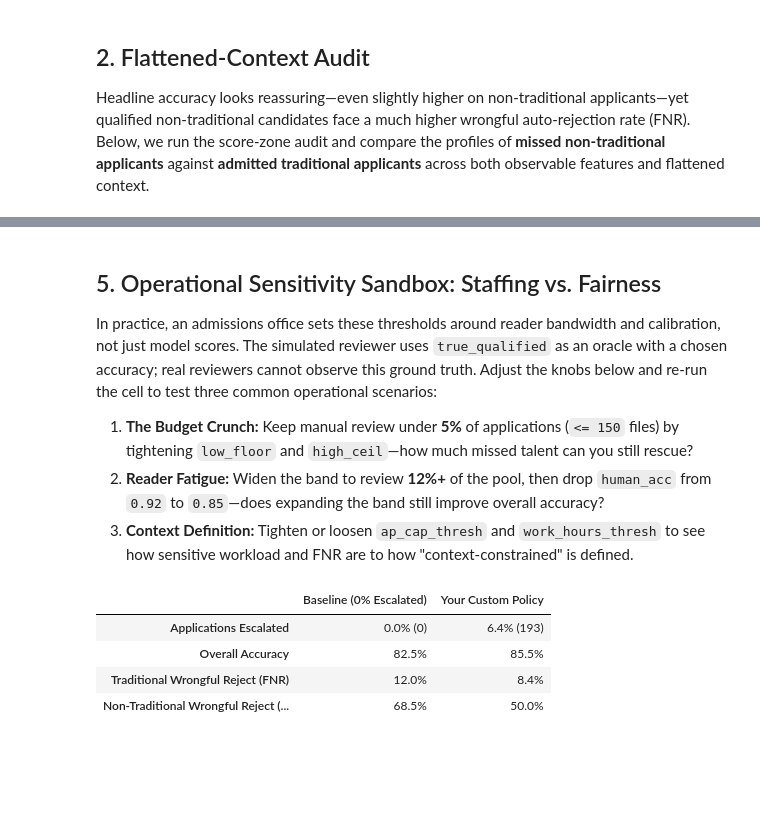
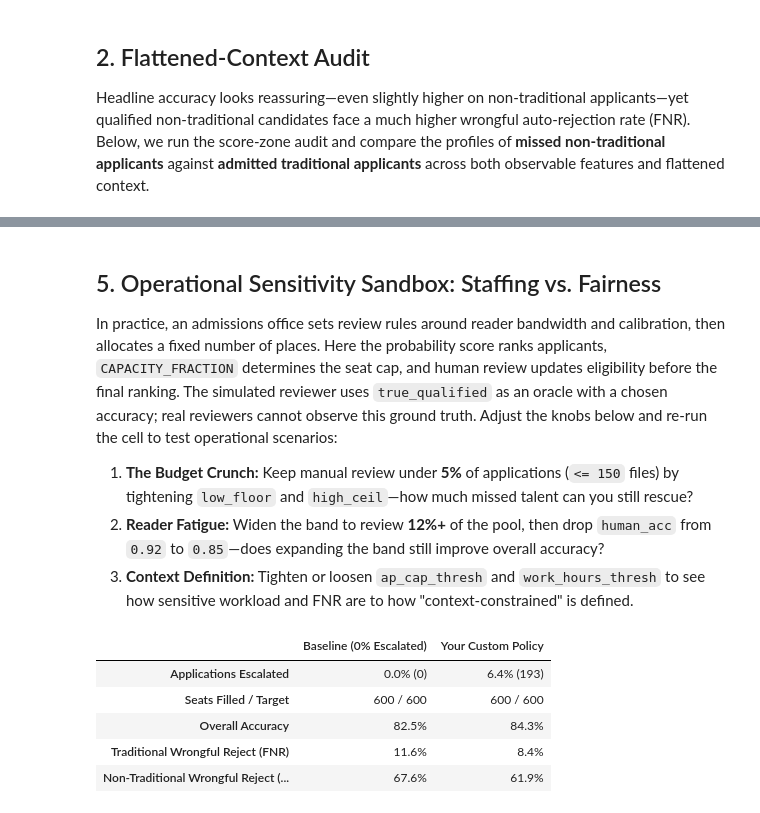
Before and after one commit to jasongoldfarb/admissions-validation-sandbox, a Jupyter notebook: walkthrough.ipynb, the cells around one changed output, grey strips where cells are left out. Cells and saved outputs as stored; diff of their text form; code cells hidden in the pictures; blank space fills up the shorter version.

```diff
--- a/walkthrough.ipynb
+++ b/walkthrough.ipynb
@@ -23,6 +23,7 @@ from IPython.display import Image, display
 from src import baseline_repro, audit_borderline, escalation_policy, make_charts
 
 OUTPUT_DIR = Path.cwd() / "outputs"
+CAPACITY_FRACTION = 0.20  # Configurable share of the holdout pool that may be admitted
 
 print(f"Working directory: {Path.cwd()}")
 # %% [output]
@@ -180,7 +199,7 @@ Saved charts to:
 # %% [markdown]
 ## 5. Operational Sensitivity Sandbox: Staffing vs. Fairness
 
-In practice, an admissions office sets these thresholds around reader bandwidth and calibration, not just model scores. The simulated reviewer uses `true_qualified` as an oracle with a chosen accuracy; real reviewers cannot observe this ground truth. Adjust the knobs below and re-run the cell to test three common operational scenarios:
+In practice, an admissions office sets review rules around reader bandwidth and calibration, then allocates a fixed number of places. Here the probability score ranks applicants, `CAPACITY_FRACTION` determines the seat cap, and human review updates eligibility before the final ranking. The simulated reviewer uses `true_qualified` as an oracle with a chosen accuracy; real reviewers cannot observe this ground truth. Adjust the knobs below and re-run the cell to test operational scenarios:
 
 1. **The Budget Crunch:** Keep manual review under **5%** of applications (`<= 150` files) by tightening `low_floor` and `high_ceil`—how much missed talent can you still rescue?
 2. **Reader Fatigue:** Widen the band to review **12%+** of the pool, then drop `human_acc` from `0.92` to `0.85`—does expanding the band still improve overall accuracy?
@@ -192,12 +211,14 @@ work_hours_thresh = 10  # Trigger lower floor if outside work/care >= N hrs/wk
 low_floor = 0.04        # Lower review-band floor for context-constrained files
 high_ceil = 0.65        # Upper review-band ceiling for borderline admits
 human_acc = 0.92        # Assumed human reader accuracy (try 0.85 vs. 0.95)
+capacity_fraction = CAPACITY_FRACTION  # Try 0.10 for a smaller class or 0.25 for a larger one
 # ----------------------------
 
 df = pd.read_csv(OUTPUT_DIR / "audited_applicants.csv")
 
 baseline_stats = escalation_policy.evaluate_policy(
-    df, pd.Series(False, index=df.index), human_review_accuracy=human_acc, seed=42
+    df, pd.Series(False, index=df.index), human_review_accuracy=human_acc, seed=42,
+    capacity_fraction=capacity_fraction
 )
 
 has_context = (df["school_ap_cap"] <= ap_cap_thresh) | (df["outside_hours_wk"] >= work_hours_thresh)
@@ -206,34 +227,39 @@ custom_mask = (
     | (has_context & (df["pred_prob"] >= low_floor) & (df["pred_prob"] <= high_ceil))
 )
 
 custom_stats = escalation_policy.evaluate_policy(
-    df, custom_mask, human_review_accuracy=human_acc, seed=42
+    df, custom_mask, human_review_accuracy=human_acc, seed=42,
+    capacity_fraction=capacity_fraction
 )
 
 summary = pd.DataFrame({
     "Baseline (0% Escalated)": [
         f"{baseline_stats['escalated_pct']:.1%} ({baseline_stats['escalated_count']:,})",
+        f"{baseline_stats['admitted_count']:,} / {baseline_stats['capacity_seats']:,}",
         f"{baseline_stats['overall_accuracy']:.1%}",
         f"{baseline_stats['trad_fnr']:.1%}",
         f"{baseline_stats['nontrad_fnr']:.1%}",
     ],
     "Your Custom Policy": [
         f"{custom_stats['escalated_pct']:.1%} ({custom_stats['escalated_count']:,})",
+        f"{custom_stats['admitted_count']:,} / {custom_stats['capacity_seats']:,}",
         f"{custom_stats['overall_accuracy']:.1%}",
         f"{custom_stats['trad_fnr']:.1%}",
         f"{custom_stats['nontrad_fnr']:.1%}",
     ],
 }, index=[
     "Applications Escalated",
+    "Seats Filled / Target",
     "Overall Accuracy",
     "Traditional Wrongful Reject (FNR)",
     "Non-Traditional Wrongful Reject (FNR)",
 ])
 
 summary
 # %% [output]
 |  | Baseline (0% Escalated) | Your Custom Policy |
 | Applications Escalated | 0.0% (0) | 6.4% (193) |
-| Overall Accuracy | 82.5% | 85.5% |
-| Traditional Wrongful Reject (FNR) | 12.0% | 8.4% |
-| Non-Traditional Wrongful Reject (... | 68.5% | 50.0% |
+| Seats Filled / Target | 600 / 600 | 600 / 600 |
+| Overall Accuracy | 82.5% | 84.3% |
+| Traditional Wrongful Reject (FNR) | 11.6% | 8.4% |
+| Non-Traditional Wrongful Reject (... | 67.6% | 61.9% |
```
Also changed, not shown: parts of 7 cells of this notebook, 23 other files.
